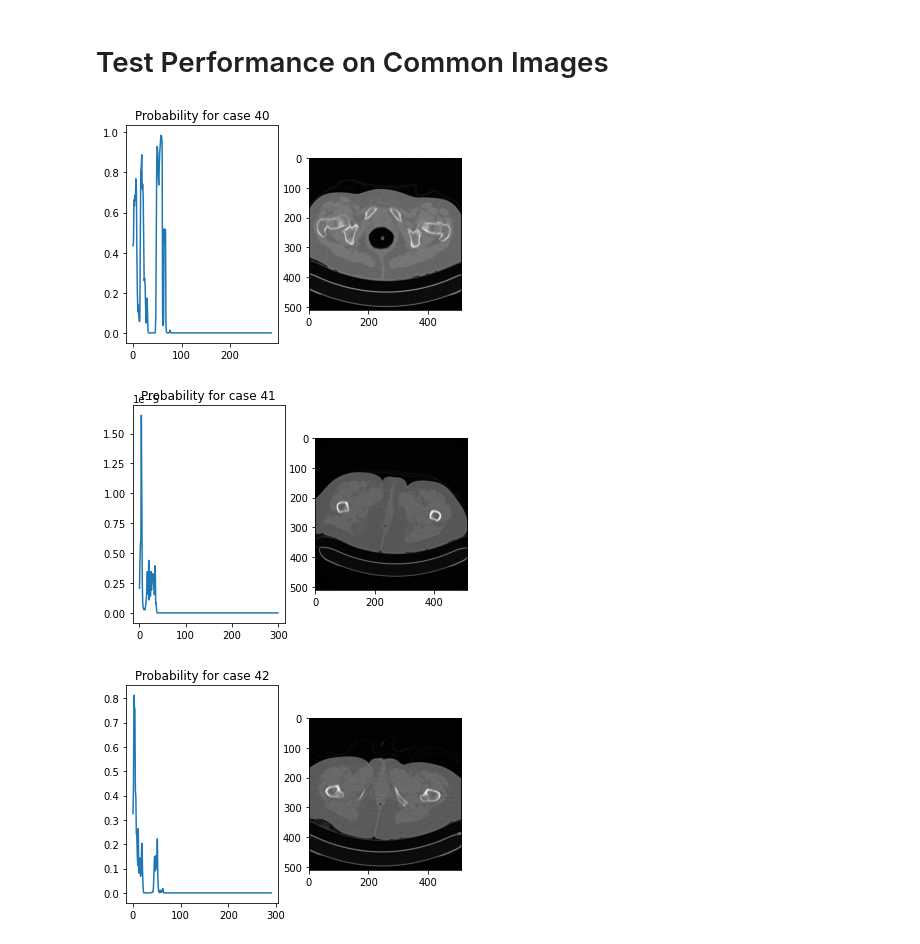
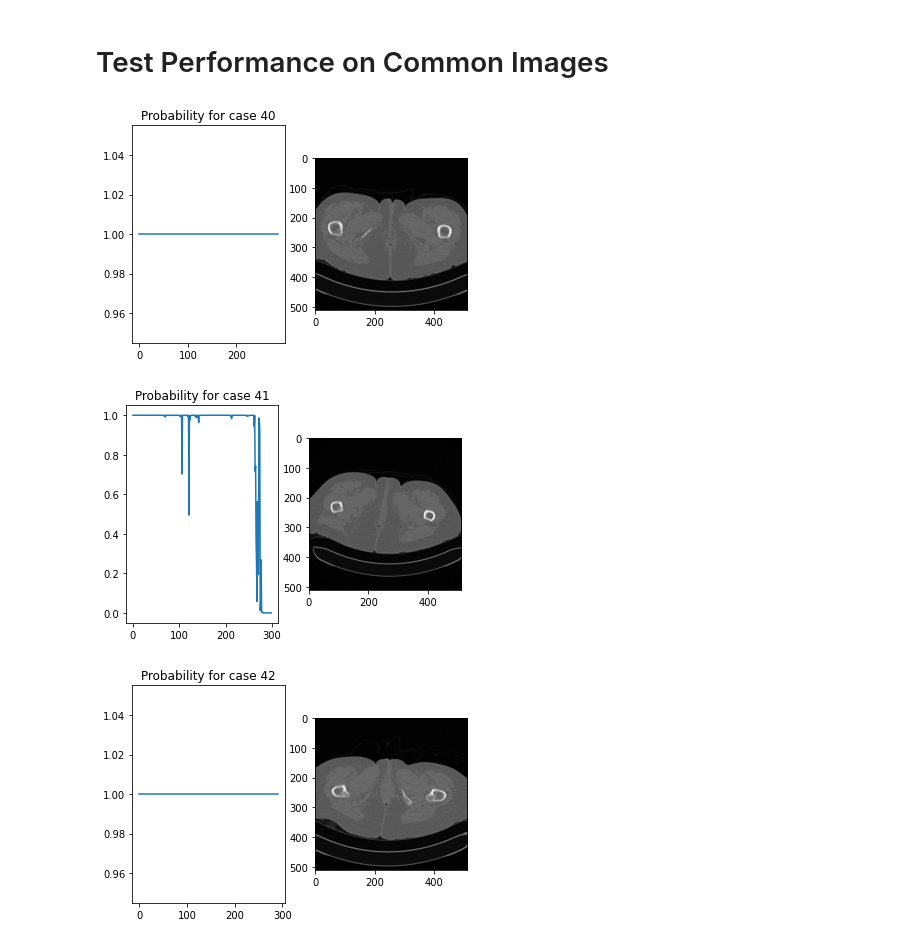
Before and after one commit to KenzaB27/segmentation-of-pelvic-bone, a Jupyter notebook: src/resnet.ipynb, the cells around one changed output. Saved outputs shown, nothing was run; the diff lists cells and outputs as text; code cells hidden in the pictures.

```diff
--- a/src/resnet.ipynb
+++ b/src/resnet.ipynb
@@ -84,3 +76,5 @@ X val shape:(86, 512, 512, 3), y val shape:(86,)
+# %%
+X_train, y_train, X_val, y_val = data.X_train_3C, data.y_train, data.X_val_3C, data.y_val
 # %% [markdown]
 ## ResNet V2
 # %%
@@ -198,7 +192,7 @@ model = tfk.Sequential([
             tfkl.Dense(1, activation='sigmoid')
 ])
 
-model.compile(optimizer=optimizer, loss='binary_crossentropy', metrics=['acc'])
+model.compile(optimizer="adam", loss='binary_crossentropy', metrics=['acc'])
 # %%
 checkpoint_filepath = PATH + '/checkpoint/cnn/'
 model_checkpoint_callback = tf.keras.callbacks.ModelCheckpoint(
@@ -233,19 +226,24 @@ Epoch 10/25
 # Test Performance on Common Images
 # %%
 %%time
-for id, cmn_img in data.cmn_img_3c.items():
-  y_pred = model.predict(cmn_img)
+for id, cmn_img in data.cmn_img.items():
+  X_flat = np.array([x.flatten() for x in cmn_img])
+  X_flat = data.scaler.transform(X_flat)
+  X = X_flat.reshape(cmn_img.shape)
+  X = np.array(
+            [np.repeat(x[None, ...], 3, axis=0).T for x in X])
+  y_pred = model.predict(X)
   argmax = np.argmax(y_pred)
   plt.figure()
 
   plt.subplot(121)
   plt.plot(y_pred)
   plt.title(f"Probability for case {id}")
 
   plt.subplot(122)
   plt.imshow(data.cmn_img[id][argmax], cmap="gray")
   plt.show()
 # %% [output]
-[figure, old version]
+[figure, new version]
-[figure, old version]
+[figure, new version]
-[figure, old version]
+[figure, new version]
```
Also changed, not shown: parts of 7 cells of this notebook.
